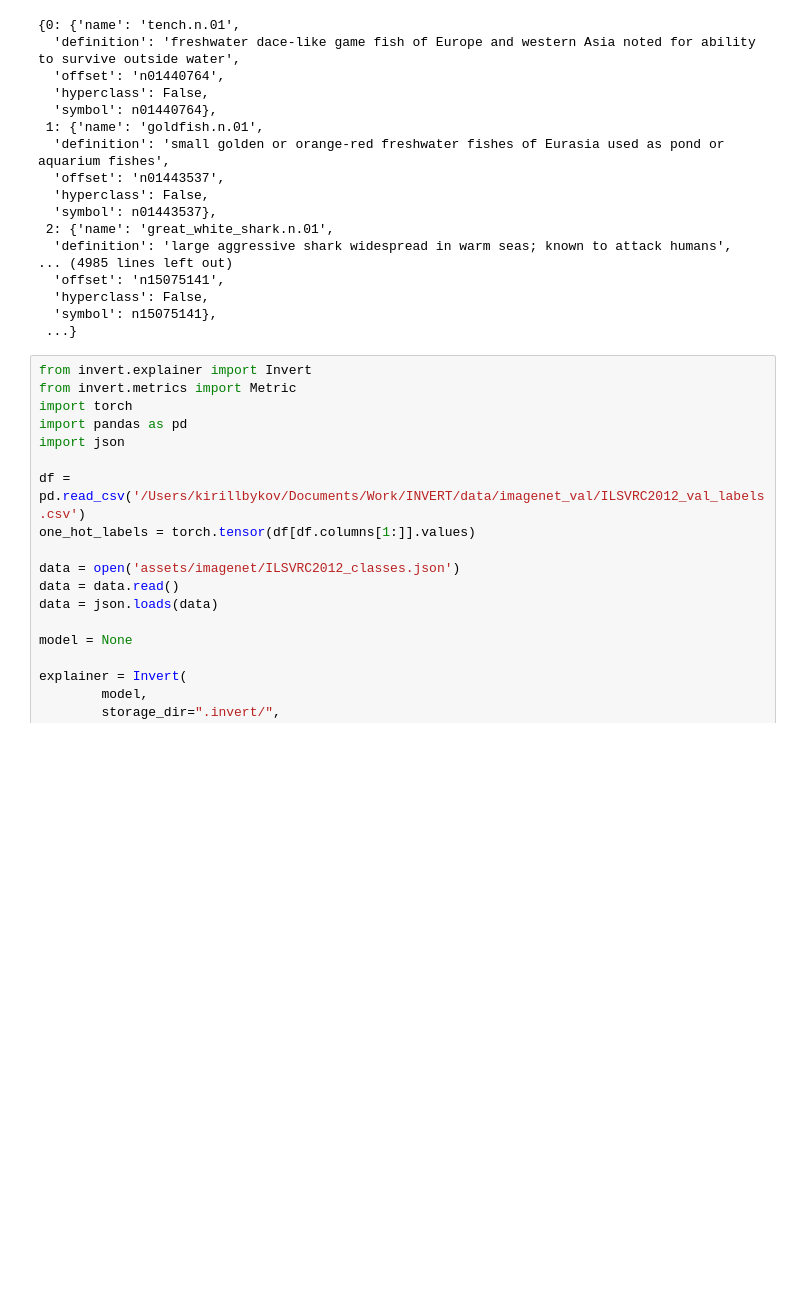
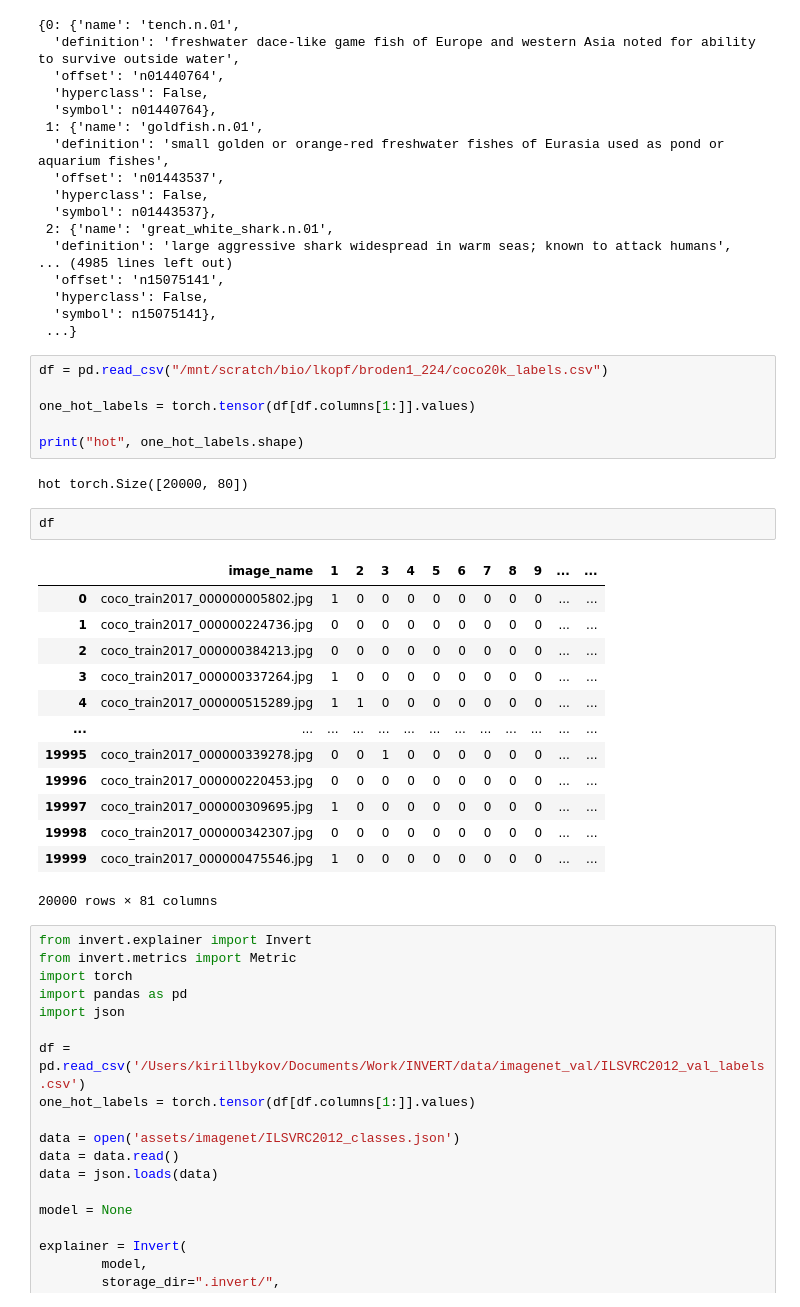
Before and after one commit to lapalap/invert, a Jupyter notebook: test.ipynb, the cells around one changed output. Cells and saved outputs as stored; diff of their text form; blank space fills up the shorter version.

```diff
--- a/test.ipynb
+++ b/test.ipynb
@@ -200,6 +178,30 @@ concepts
   'hyperclass': False,
   'symbol': n15075141},
  ...}
+# %%
+df = pd.read_csv("/mnt/scratch/bio/lkopf/broden1_224/coco20k_labels.csv")
+
+one_hot_labels = torch.tensor(df[df.columns[1:]].values)
+
+print("hot", one_hot_labels.shape)
+# %% [output]
+hot torch.Size([20000, 80])
+# %%
+df
+# %% [output]
+|  | image_name | 1 | 2 | 3 | 4 | 5 | 6 | 7 | 8 | 9 | ... | ... |
+| 0 | coco_train2017_000000005802.jpg | 1 | 0 | 0 | 0 | 0 | 0 | 0 | 0 | 0 | ... | ... |
+| 1 | coco_train2017_000000224736.jpg | 0 | 0 | 0 | 0 | 0 | 0 | 0 | 0 | 0 | ... | ... |
+| 2 | coco_train2017_000000384213.jpg | 0 | 0 | 0 | 0 | 0 | 0 | 0 | 0 | 0 | ... | ... |
+| 3 | coco_train2017_000000337264.jpg | 1 | 0 | 0 | 0 | 0 | 0 | 0 | 0 | 0 | ... | ... |
+| 4 | coco_train2017_000000515289.jpg | 1 | 1 | 0 | 0 | 0 | 0 | 0 | 0 | 0 | ... | ... |
+| ... | ... | ... | ... | ... | ... | ... | ... | ... | ... | ... | ... | ... |
+| 19995 | coco_train2017_000000339278.jpg | 0 | 0 | 1 | 0 | 0 | 0 | 0 | 0 | 0 | ... | ... |
+| 19996 | coco_train2017_000000220453.jpg | 0 | 0 | 0 | 0 | 0 | 0 | 0 | 0 | 0 | ... | ... |
+| 19997 | coco_train2017_000000309695.jpg | 1 | 0 | 0 | 0 | 0 | 0 | 0 | 0 | 0 | ... | ... |
+| 19998 | coco_train2017_000000342307.jpg | 0 | 0 | 0 | 0 | 0 | 0 | 0 | 0 | 0 | ... | ... |
+| 19999 | coco_train2017_000000475546.jpg | 1 | 0 | 0 | 0 | 0 | 0 | 0 | 0 | 0 | ... | ... |
+20000 rows × 81 columns
 # %%
 from invert.explainer import Invert
 from invert.metrics import Metric
```
Also changed, not shown: parts of 3 cells of this notebook, 1 other file.
